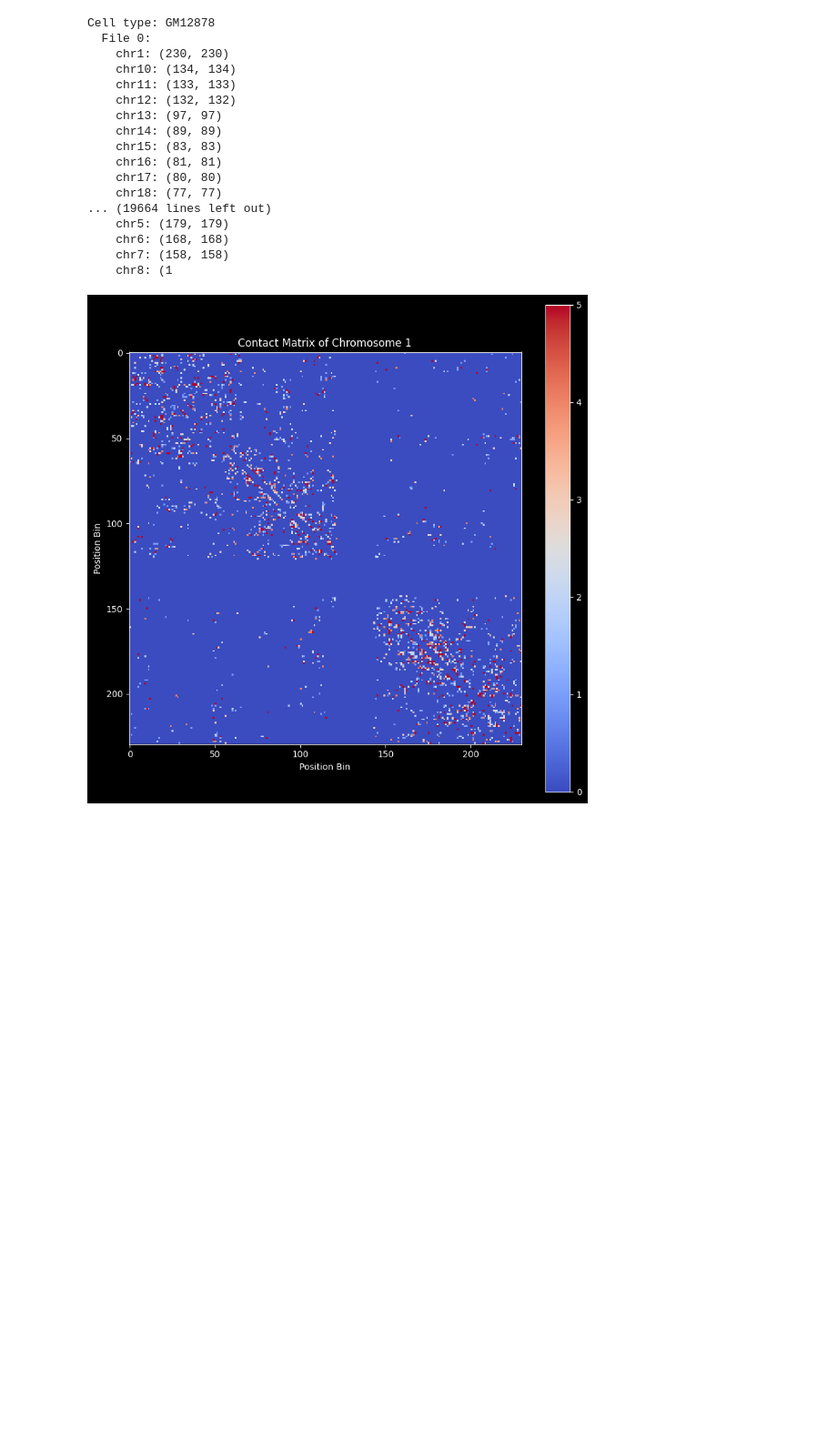
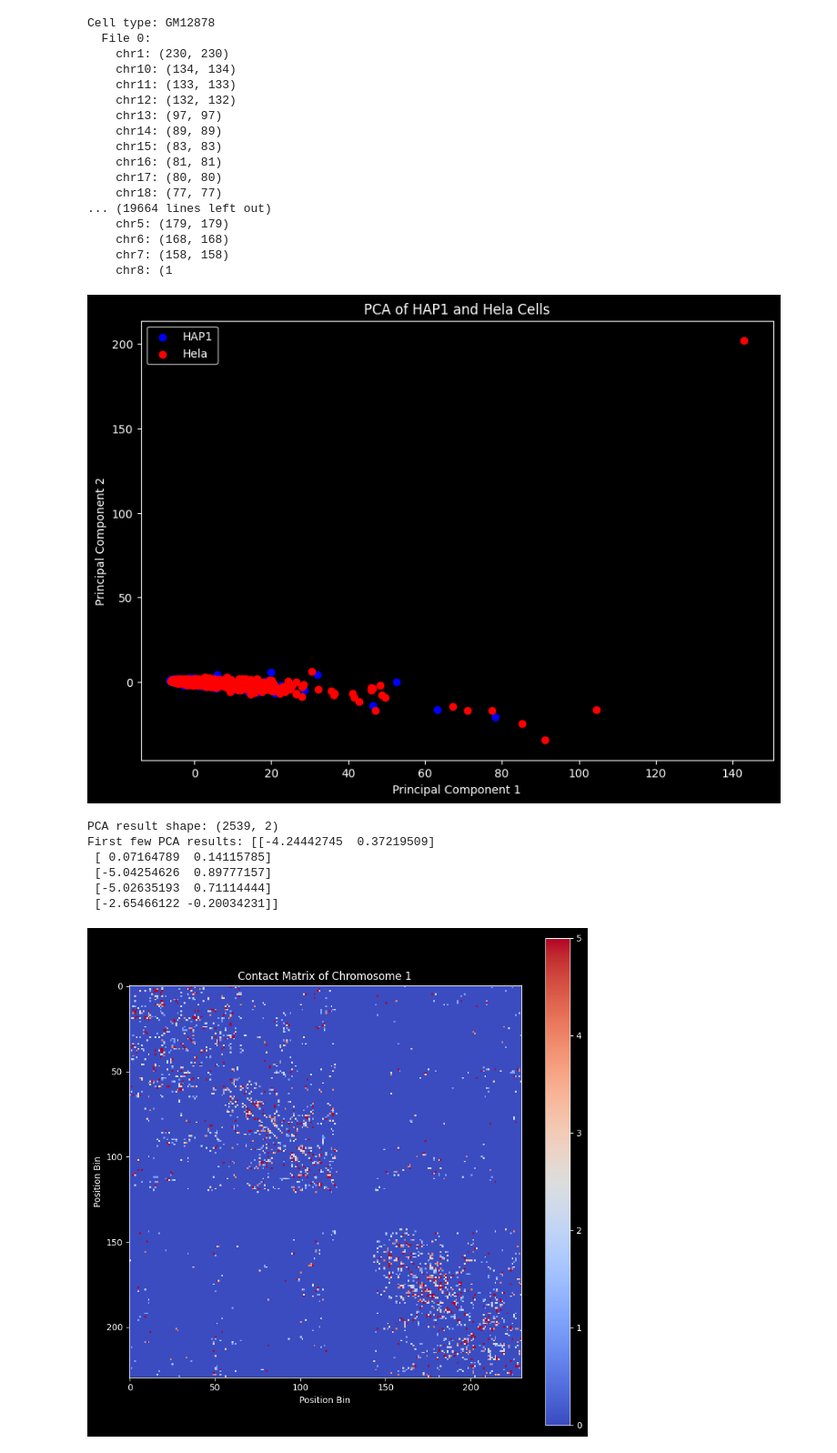
Before and after one commit to HaochongYANG/dna_heterogeneity, a Jupyter notebook: chromosome.ipynb, the cells around one changed output. Shown at 91% size. Drawn from its saved outputs; the diff is of its cells as text; code cells hidden in the pictures; blank space fills up the shorter version.

```diff
--- a/chromosome.ipynb
+++ b/chromosome.ipynb
@@ -283,10 +283,18 @@ def load_matrices_for_chromosomes(data, max_bin):
         if chr1 in chr_matrices and chr2 in chr_matrices:
             size1 = chr_matrices[chr1].shape[0]
             size2 = chr_matrices[chr2].shape[0]
+
+            # Check for intra-chromosomal interactions and skip diagonal
+            if chr1 == chr2 and pos1 == pos2:
+                chr_matrices[chr1][pos1, pos2] = 0
+                continue
+
+            # Only update the upper triangular part
             if pos1 < size1 and pos2 < size2:
-                chr_matrices[chr1][pos1, pos2] += interaction
-                if chr1 == chr2:
-                    chr_matrices[chr2][pos2, pos1] += interaction  # Ensure symmetry for intra-chromosomal interactions
+                if pos1 < pos2:
+                    chr_matrices[chr1][pos1, pos2] += interaction
+                elif chr1 == chr2 and pos1 > pos2:
+                    chr_matrices[chr1][pos2, pos1] += interaction  # Ensure symmetry for intra-chromosomal interactions
 
     return chr_matrices
 
@@ -407,6 +415,51 @@ GM12878_chr1_matrices, GM12878_filepaths = load_chr1_matrices('./GM12878', chr1_
 HAP1_chr1_matrices, HAP1_filepaths = load_chr1_matrices('./HAP1', chr1_size)
 Hela_chr1_matrices, Hela_filepaths = load_chr1_matrices('./Hela', chr1_size)
 K562_chr1_matrices, K562_filepaths = load_chr1_matrices('./K562', chr1_size)
+# %%
+import numpy as np
+from sklearn.decomposition import PCA
+import matplotlib.pyplot as plt
+# Combine the matrices from HAP1 and Hela
+combined_matrices = HAP1_chr1_matrices + Hela_chr1_matrices
+
+# Create labels for the data: 0 for HAP1, 1 for Hela
+labels = [0] * len(HAP1_chr1_matrices) + [1] * len(Hela_chr1_matrices)
+
+# Flatten each matrix into a vector
+flattened_matrices = [matrix.flatten() for matrix in combined_matrices]
+
+# Convert to a numpy array
+flattened_matrices = np.array(flattened_matrices)
+# Apply PCA to the flattened matrices
+pca = PCA(n_components=2)
+pca_result = pca.fit_transform(flattened_matrices)
+
+# The result contains the first two principal components
+# Plot the first two principal components
+# Convert labels to a numpy array for indexing
+labels = np.array(labels)
+
+# Plot the first two principal components
+plt.figure(figsize=(10, 7))
+plt.scatter(pca_result[labels == 0, 0], pca_result[labels == 0, 1], c='blue', label='HAP1')
+plt.scatter(pca_result[labels == 1, 0], pca_result[labels == 1, 1], c='red', label='Hela')
+plt.xlabel('Principal Component 1')
+plt.ylabel('Principal Component 2')
+plt.title('PCA of HAP1 and Hela Cells')
+plt.legend()
+plt.show()
+# %% [output]
+[figure, added]
+# %%
+print(f"PCA result shape: {pca_result.shape}")
+print(f"First few PCA results: {pca_result[:5]}")
+# %% [output]
+PCA result shape: (2539, 2)
+First few PCA results: [[-4.24442745  0.37219509]
+ [ 0.07164789  0.14115785]
+ [-5.04254626  0.89777157]
+ [-5.02635193  0.71114444]
+ [-2.65466122 -0.20034231]]
 # %%
 import matplotlib.pyplot as plt
 
```
Also changed, not shown: 3 other files.
